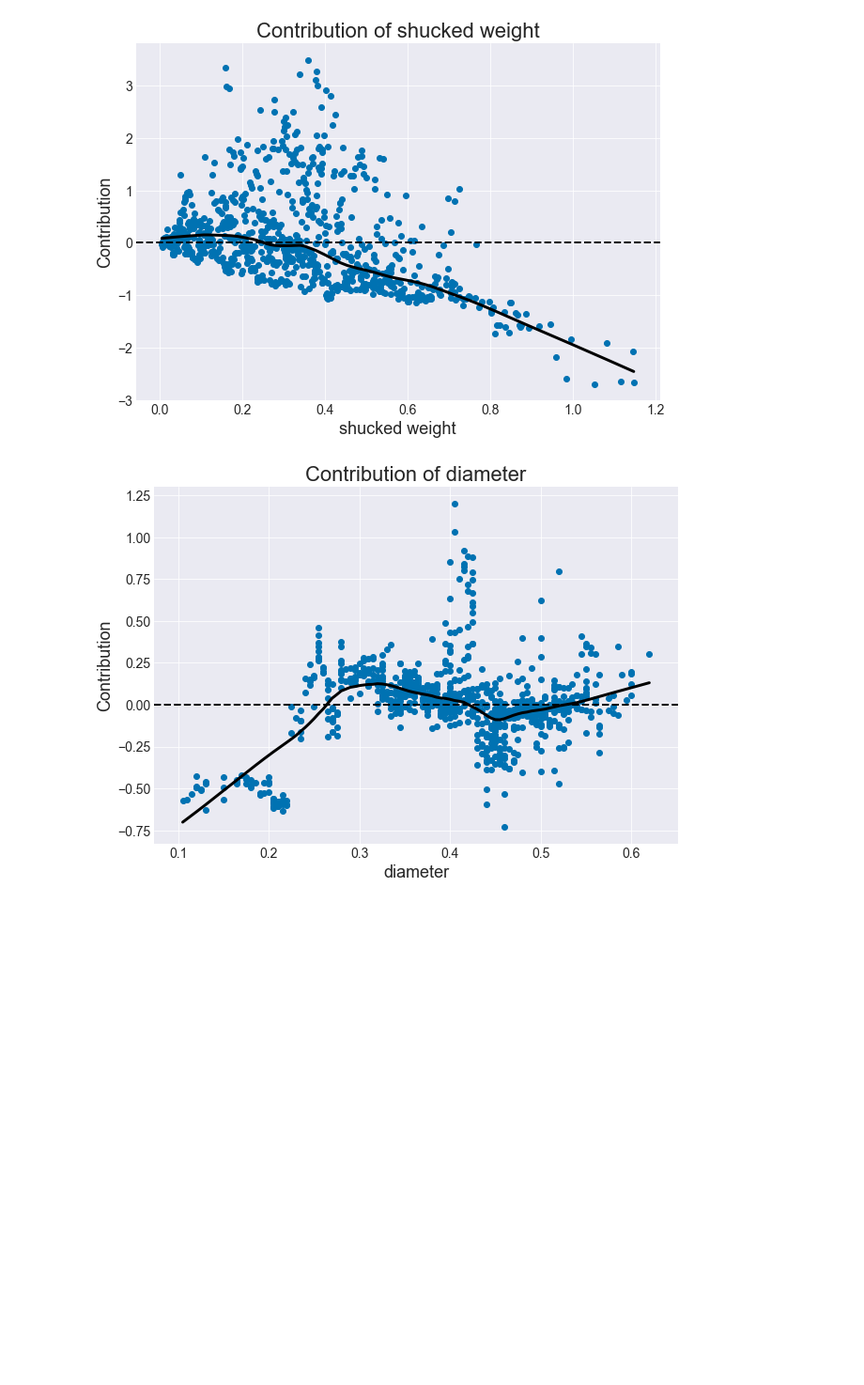
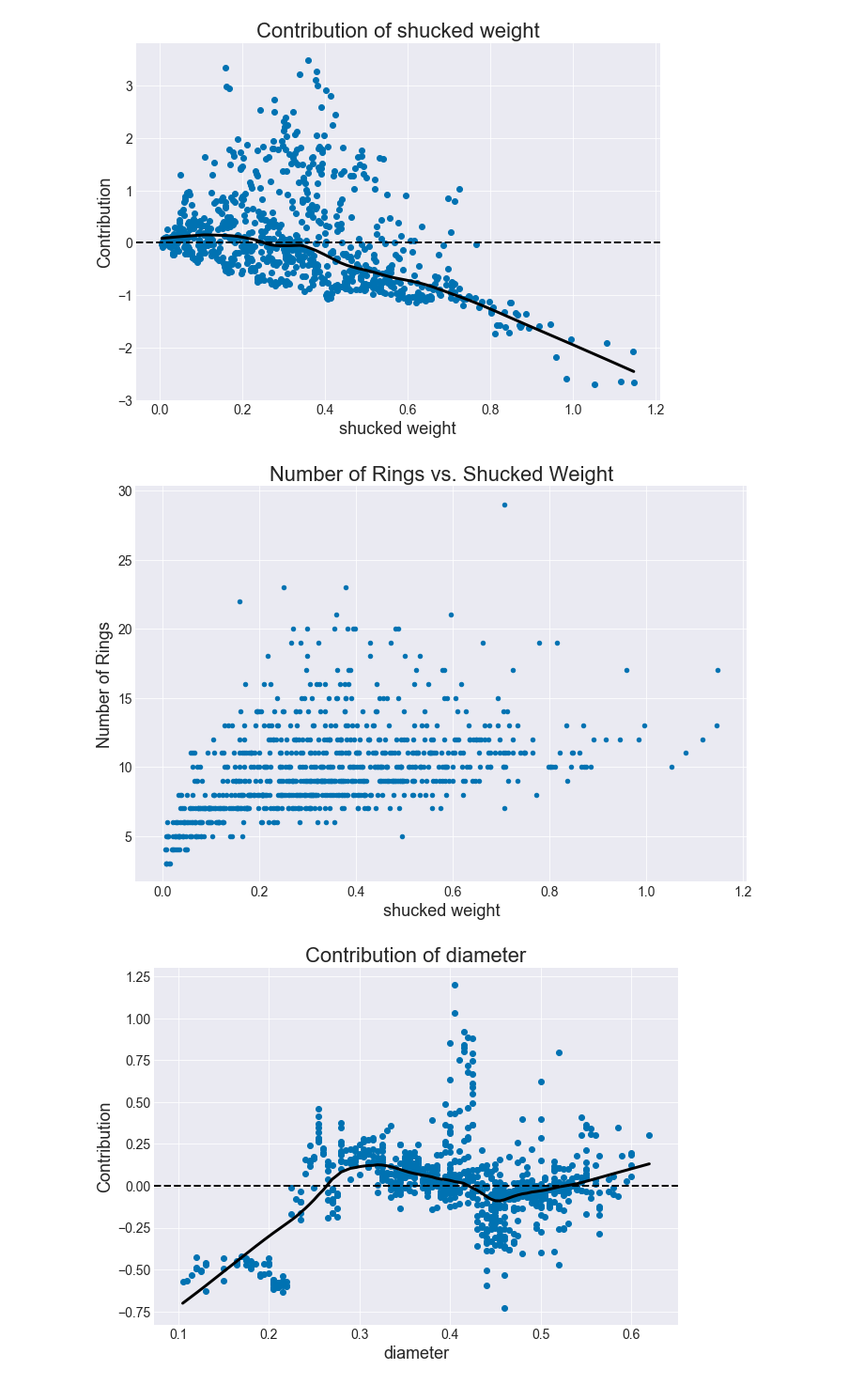
Before and after one commit to gregtam/interpreting-decision-trees-and-random-forests, a Jupyter notebook: Blog Code.ipynb, the cells around one changed output. Shown at 94% size. Cells and saved outputs as stored; diff of their text form; code cells hidden in the pictures; blank space fills up the shorter version.

```diff
--- a/Blog Code.ipynb
+++ b/Blog Code.ipynb
@@ -306,6 +306,15 @@ plot_single_feat_contrib('shucked weight', rf_reg_contrib, X_test,
 plt.savefig('plots/shucked_weight_contribution_rf.png')
 # %% [output]
 [figure]
+# %%
+abalone_test.plot(x='shucked weight', y='rings', kind='scatter')
+plt.title('Number of Rings vs. Shucked Weight')
+plt.ylabel('Number of Rings')
+plt.tight_layout()
+
+plt.savefig('plots/num_rings_vs_shucked_weight.png')
+# %% [output]
+[figure, added]
 # %%
 plot_single_feat_contrib('diameter', rf_reg_contrib, X_test,
                          class_index=1, add_smooth=True, frac=0.3)
```
Also changed, not shown: parts of 1 cell of this notebook.
